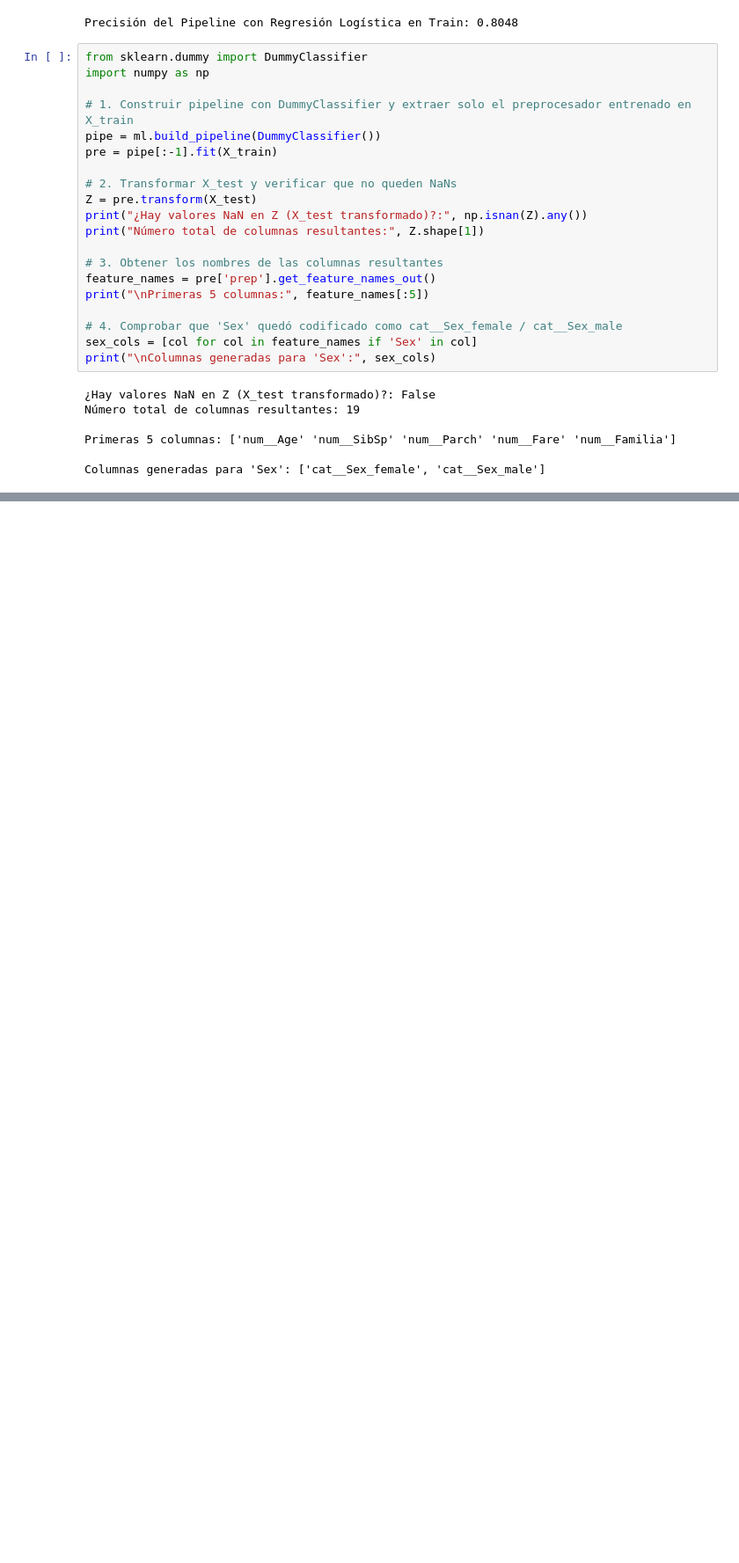
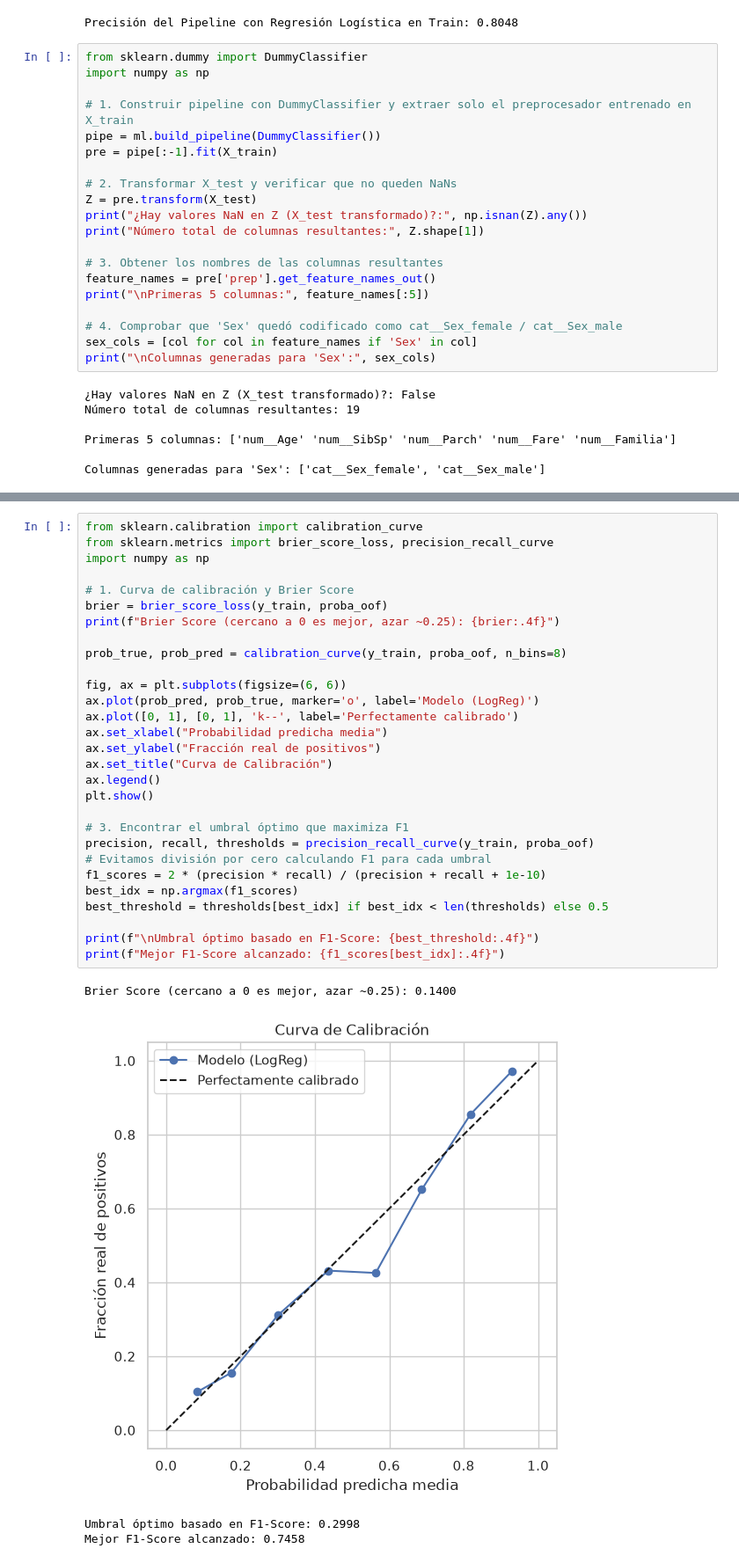
Before and after one commit to KeydyMi/proyecto_ciencia_de_datos, a Jupyter notebook: notebooks/04_modelado.ipynb, the cells around one changed output, grey strips where cells are left out. Shown at 88% size. Saved outputs shown, nothing was run; the diff lists cells and outputs as text; blank space fills up the shorter version.

```diff
--- a/notebooks/04_modelado.ipynb
+++ b/notebooks/04_modelado.ipynb
@@ -187,0 +283,34 @@ Columnas generadas para 'Sex': ['cat__Sex_female', 'cat__Sex_male']
+# %%
+from sklearn.calibration import calibration_curve
+from sklearn.metrics import brier_score_loss, precision_recall_curve
+import numpy as np
+
+# 1. Curva de calibración y Brier Score
+brier = brier_score_loss(y_train, proba_oof)
+print(f"Brier Score (cercano a 0 es mejor, azar ~0.25): {brier:.4f}")
+
+prob_true, prob_pred = calibration_curve(y_train, proba_oof, n_bins=8)
+
+fig, ax = plt.subplots(figsize=(6, 6))
+ax.plot(prob_pred, prob_true, marker='o', label='Modelo (LogReg)')
+ax.plot([0, 1], [0, 1], 'k--', label='Perfectamente calibrado')
+ax.set_xlabel("Probabilidad predicha media")
+ax.set_ylabel("Fracción real de positivos")
+ax.set_title("Curva de Calibración")
+ax.legend()
+plt.show()
+
+# 3. Encontrar el umbral óptimo que maximiza F1
+precision, recall, thresholds = precision_recall_curve(y_train, proba_oof)
+# Evitamos división por cero calculando F1 para cada umbral
+f1_scores = 2 * (precision * recall) / (precision + recall + 1e-10)
+best_idx = np.argmax(f1_scores)
+best_threshold = thresholds[best_idx] if best_idx < len(thresholds) else 0.5
+
+print(f"\nUmbral óptimo basado en F1-Score: {best_threshold:.4f}")
+print(f"Mejor F1-Score alcanzado: {f1_scores[best_idx]:.4f}")
+# %% [output]
+Brier Score (cercano a 0 es mejor, azar ~0.25): 0.1400
+[figure, added]
+Umbral óptimo basado en F1-Score: 0.2998
+Mejor F1-Score alcanzado: 0.7458
```
Also changed, not shown: parts of 9 cells of this notebook, 1 other file.
